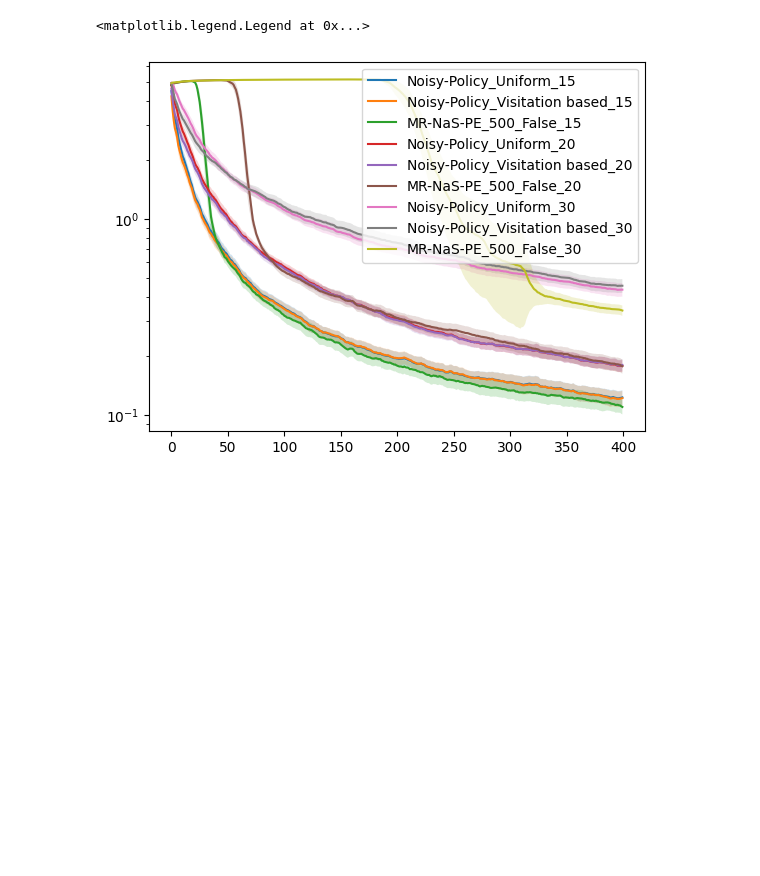
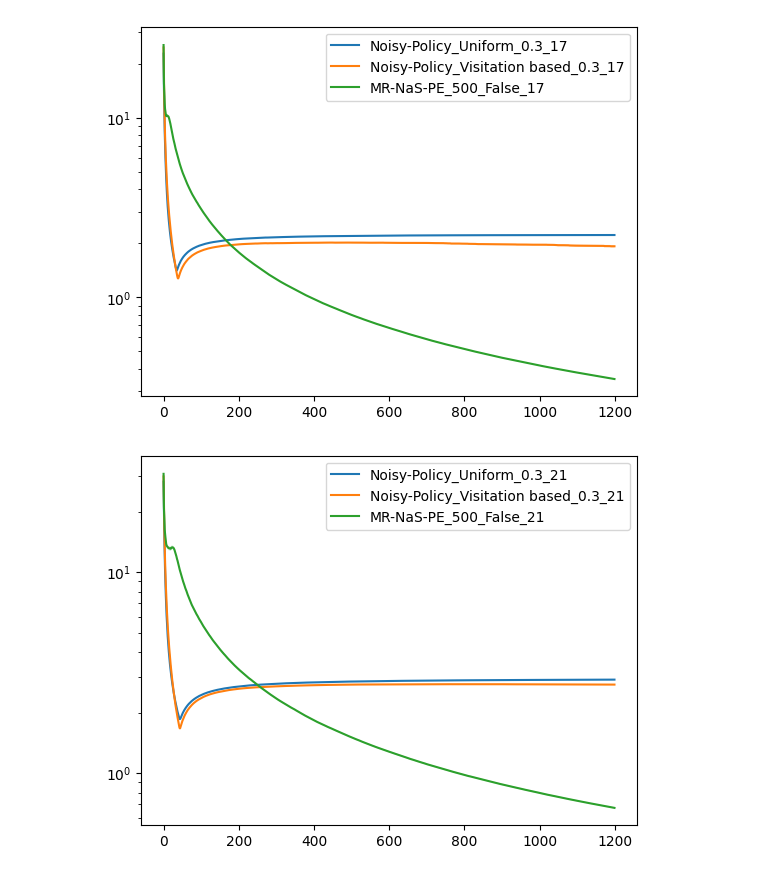
Before and after one commit to rssalessio/multi-reward-multi-policy-eval, a Jupyter notebook: plot.ipynb, the cells around one changed output. Saved outputs shown, nothing was run; the diff lists cells and outputs as text; code cells hidden in the pictures; blank space fills up the shorter version.

Commit message:
update plot

```diff
--- a/plot.ipynb
+++ b/plot.ipynb
@@ -5,0 +29,19 @@ import numpy as np
+# %%
+data = []
+HORIZON = 300000
+
+for env, N in [('Riverswim',15),('ForkedRiverswim',8),('DoubleChain',17),('NArms',15)]:
+    for agent in ['Noisy-Policy_Uniform_0.3',
+                'Noisy-Policy_Visitation based_0.15',
+                'MR-NaS-PE_500_False']:
+
+        filename = f'{HORIZON}_{env}_{N}_{agent}.lzma'
+        with lzma.open(f'./data/tabular/{filename}', 'rb') as f:
+            res = pickle.load(f)
+            values = get_values(res['cfg'])
+            err_rel = res['results'] / values.max(-1,keepdims=True)[None,None,...]
+            errors = np.linalg.norm(err_rel, ord=np.inf, axis=-1).max(-1)[:,-1]
+            for error in errors:
+                data.append({'Environment': env, 'Agent': AgentParameters.short_name(res['cfg'].agent), 'Error': error})
+
+df = pd.DataFrame(data)
@@ -6,29 +143,30 @@ import numpy as np
 # %%
-plt.figure()
-for horizon in [250000]:
-    for num_states in [15,20,30]:#,20,30]:
+
+for horizon in [300000]:
+    for num_states in [17,21,31]:#,20,30]:
+        plt.figure()
         results = []
 
-        for agent in ['Noisy-Policy_Uniform',
-                      'Noisy-Policy_Visitation based',
+        for agent in ['Noisy-Policy_Uniform_0.3',
+                      'Noisy-Policy_Visitation based_0.3',
                       #'MR-NaS-PE_500_False',
                       'MR-NaS-PE_500_False']:
 
-            filename = f'{horizon}_Riverswim_{num_states}_{agent}.lzma'
+            filename = f'{horizon}_DoubleChain_{num_states}_{agent}.lzma'
             with lzma.open(f'./data/tabular/{filename}', 'rb') as f:
                 res = pickle.load(f)
                 results.append((agent, res))
 
         for agent_name, res in results:
             errors = np.linalg.norm(res['results'], ord=np.inf, axis=-1).max(-1)
             xvalues = np.arange(errors.shape[1])
             mu = errors.mean(0)
             ce = 1.96*errors.std(0, ddof=-1) / np.sqrt(errors.shape[0])
             plt.plot(xvalues, mu, label=agent_name + f'_{num_states}')
             plt.fill_between(xvalues, mu-ce, mu+ce, alpha=0.2)
 
-plt.yscale('log')
-plt.legend()
+        plt.yscale('log')
+        plt.legend()
 # %% [output]
-<matplotlib.legend.Legend at 0x...>
-[figure, old version]
+[figure, new version]
+[figure, added]
```
Also changed, not shown: parts of 8 cells of this notebook, 3 other files.
